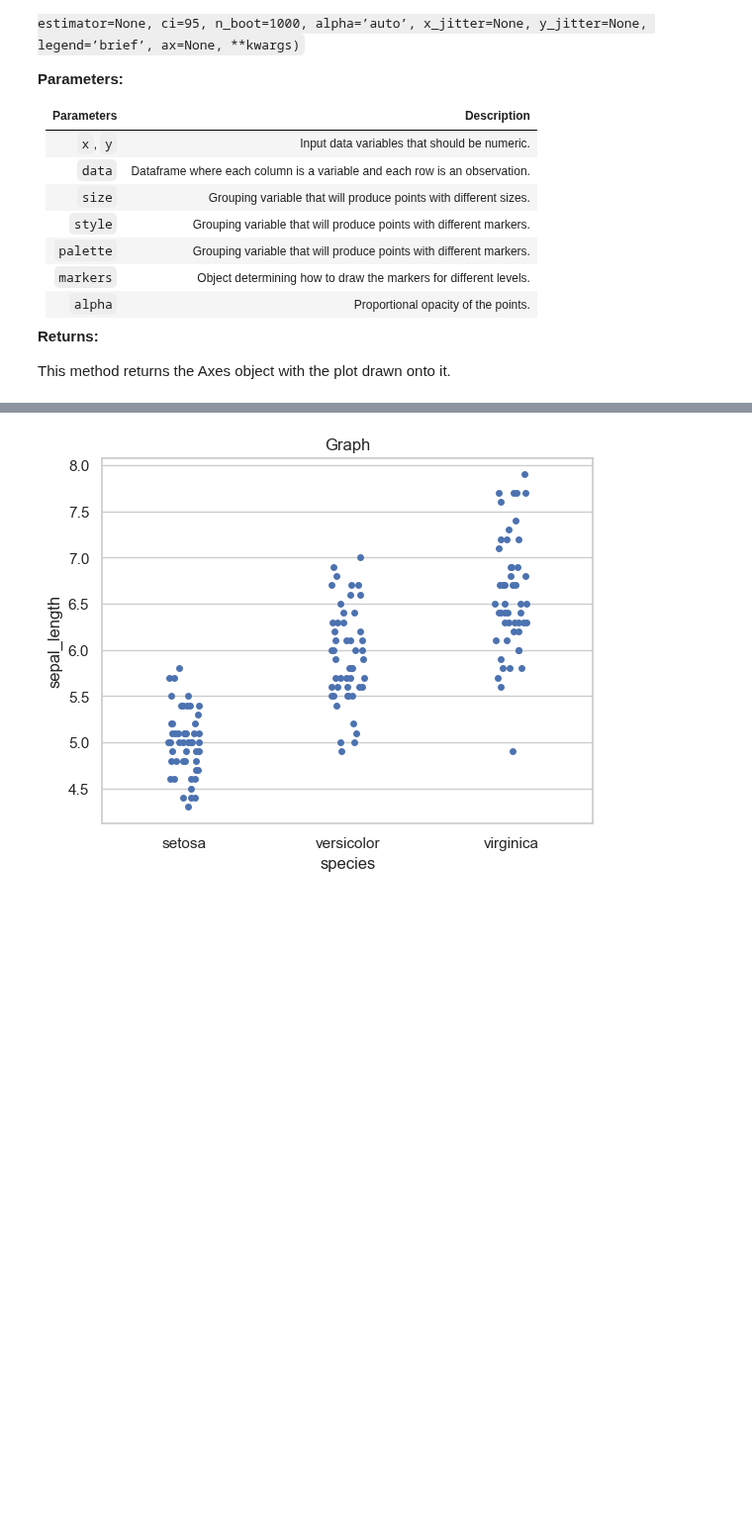
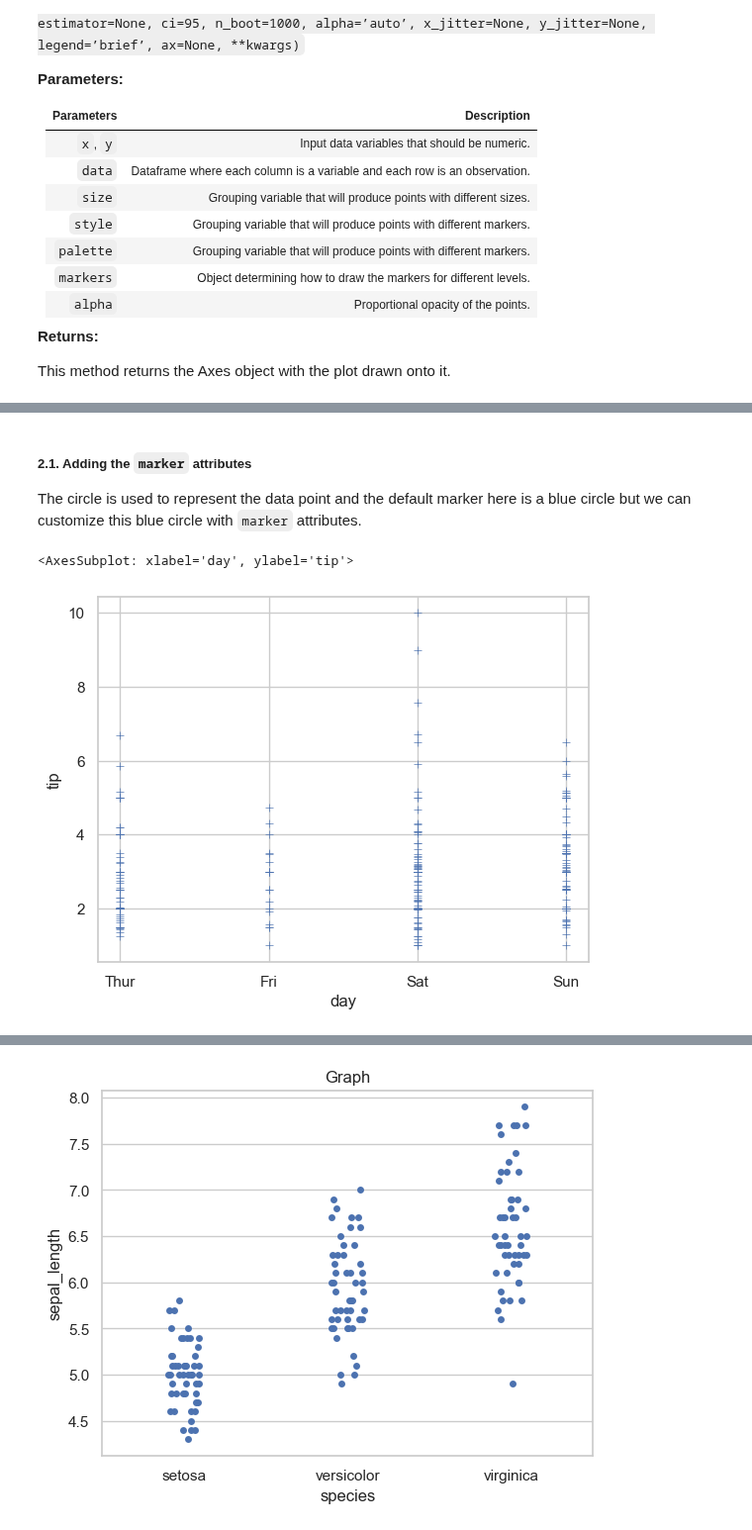
Before and after one commit to arunp77/Python-programming, a Jupyter notebook: Python-fundamental/Matplotlib.ipynb, the cells around one changed output, grey strips where cells are left out. Shown at 99% size. Saved outputs shown, nothing was run; the diff lists cells and outputs as text; code cells hidden in the pictures; blank space fills up the shorter version.

```diff
--- a/Python-fundamental/Matplotlib.ipynb
+++ b/Python-fundamental/Matplotlib.ipynb
@@ -1472,0 +1503,11 @@ This method returns the Axes object with the plot drawn onto it.
+# %% [markdown]
+##### 2.1. Adding the `marker` attributes
+
+The circle is used to represent the data point and the default marker here is a blue circle but we can customize this blue circle with `marker` attributes.
+# %%
+sns.set(style='whitegrid')
+tip = sns.load_dataset('tips')
+sns.scatterplot(x='day', y='tip', data= tip, marker = '+')
+# %% [output]
+<AxesSubplot: xlabel='day', ylabel='tip'>
+[figure, added]
```
Also changed, not shown: parts of 18 cells of this notebook.
